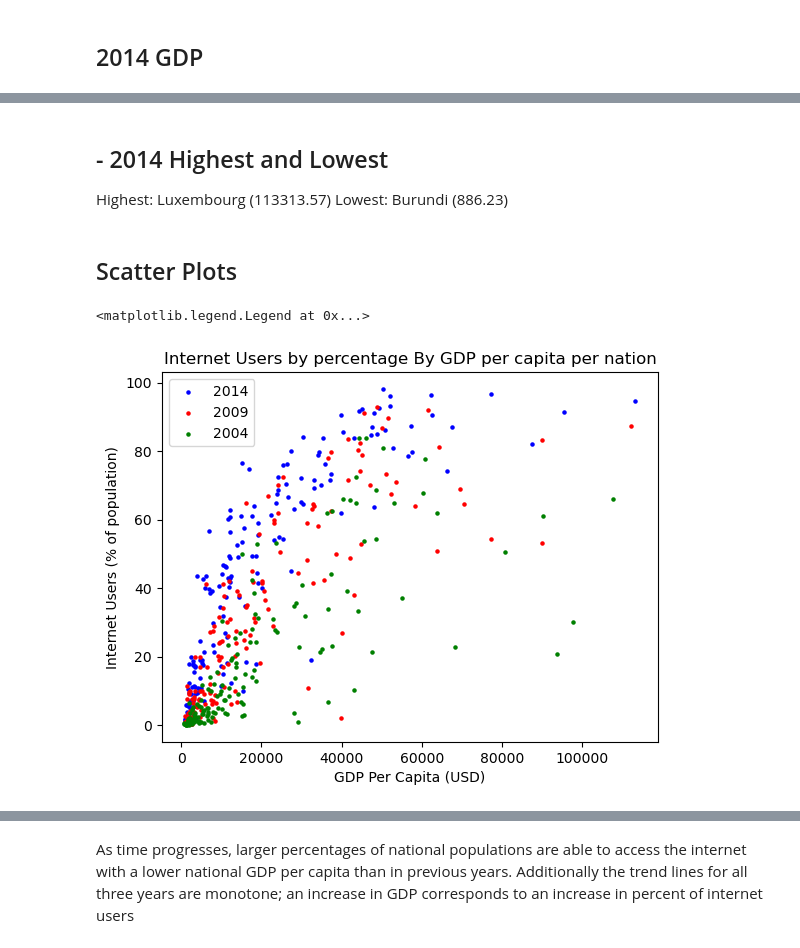
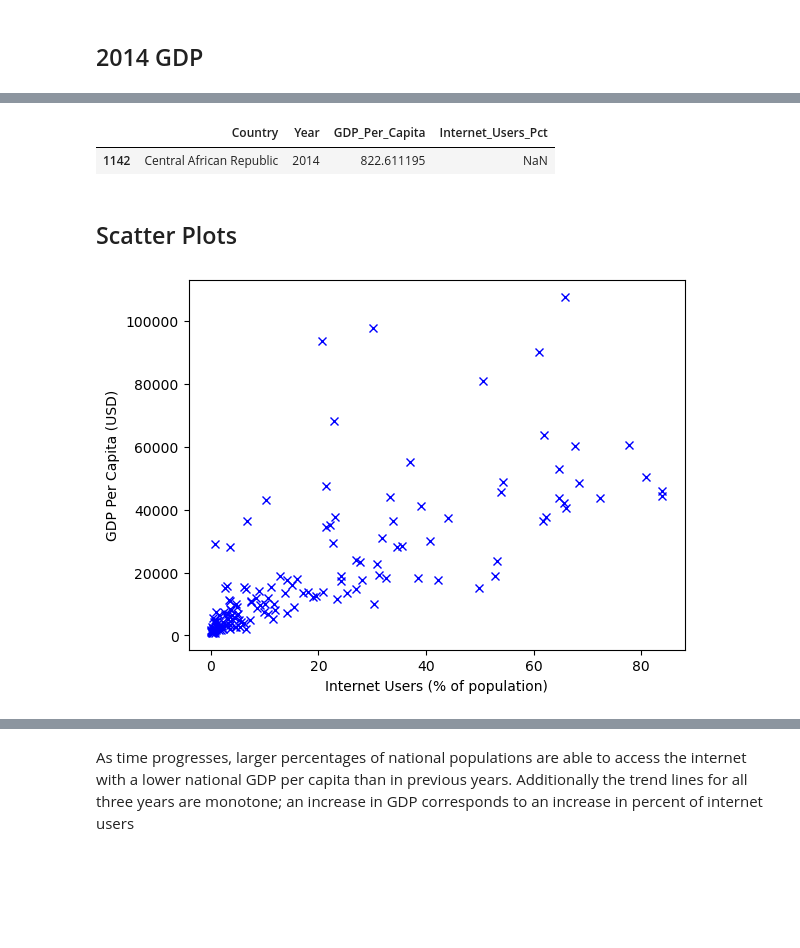
Before and after one commit to NSS-Full-Time-Data-Analytics-8/un_project-Adam-Crank, a Jupyter notebook: Notebooks/unproj.ipynb, the cells around one changed output, grey strips where cells are left out. Cells and saved outputs as stored; diff of their text form; code cells hidden in the pictures; blank space fills up the shorter version.

Commit message:
adjusted errors in completed work and filled in missing solutions from project walkthrough

```diff
--- a/Notebooks/unproj.ipynb
+++ b/Notebooks/unproj.ipynb
@@ -89,8 +81,8 @@ gdp_df
 # %% [markdown]
 ## INTERNET_DF
 # %%
-internet_df = pd.read_csv('../data/internet_use.csv', on_bad_lines='skip')
-internet_df.head(6)
+internet_df = pd.read_csv('../data/internet_use.csv', nrows = 4495) #on_bad_lines='skip')
+internet_df
 # %% [output]
 |  | Country or Area | Year | Value | Value Footnotes |
 | 0 | Afghanistan | 2014 | 6.390000 | NaN |
@@ -122,5 +120,5 @@ memory usage: 146.2+ KB
 # %%
-internet_df = internet_df.drop(range(4495,4675), axis = 0)
+#internet_df = internet_df.drop(range(4495,4675), axis = 0)
 #Removing footnote values
 # %%
 internet_df['Year'] = pd.to_numeric(internet_df['Year'])
@@ -250,8 +229,13 @@ combined_df
 # %% [markdown]
 ## 2004, 2009, 2014 Data
 # %%
-year_2014 = combined_df[combined_df['Year'] == 2014]
-year_2009 = combined_df[combined_df['Year'] == 2009]
-year_2004 = combined_df[combined_df['Year'] == 2004]
+#Previous Solution
+#year_2014 = combined_df[combined_df['Year'] == 2014]
+#year_2009 = combined_df[combined_df['Year'] == 2009]
+#year_2004 = combined_df[combined_df['Year'] == 2004]
+
+year_2004 = combined_df.loc[combined_df.Year == 2004]
+year_2009 = combined_df.loc[combined_df.Year == 2009]
+year_2014 = combined_df.loc[combined_df.Year == 2014]
 # %% [markdown]
 ## Internet Users
@@ -336,26 +304,33 @@ year_2014.sort_values(by = 'GDP_Per_Capita', ascending = False)
-# %% [markdown]
-## - 2014 Highest and Lowest
-Highest: Luxembourg (113313.57)
-Lowest: Burundi (886.23)
+# %%
+#Lowest 2014: CAR
+year_2014.nsmallest(1, 'GDP_Per_Capita')
+# %% [output]
+|  | Country | Year | GDP_Per_Capita | Internet_Users_Pct |
+| 1142 | Central African Republic | 2014 | 822.611195 | NaN |
 # %% [markdown]
 ## Scatter Plots
 # %%
-x_2014 = year_2014['GDP_Per_Capita']
-x_2009 = year_2009['GDP_Per_Capita']
-x_2004 = year_2004['GDP_Per_Capita']
+#Previous Attempt
+#x_2014 = year_2014['GDP_Per_Capita']
+#x_2009 = year_2009['GDP_Per_Capita']
+#x_2004 = year_2004['GDP_Per_Capita']
+#
+#y_2014 = year_2014['Internet_Users_Pct']
+#y_2009 = year_2009['Internet_Users_Pct']
+#y_2004 = year_2004['Internet_Users_Pct']
+#
+#plt.scatter(x_2014, y_2014, s=5, color = 'blue')
+#plt.scatter(x_2009, y_2009, s=5, color = 'red')
+#plt.scatter(x_2004, y_2004, s=5, color = 'green')
+#
+#plt.ylabel('Internet Users (% of population)')
+#plt.xlabel('GDP Per Capita (USD)')
+#plt.title('Internet Users by percentage By GDP per capita per nation')
+#plt.legend(['2014', '2009', '2004'])
 
-y_2014 = year_2014['Internet_Users_Pct']
-y_2009 = year_2009['Internet_Users_Pct']
-y_2004 = year_2004['Internet_Users_Pct']
-
-plt.scatter(x_2014, y_2014, s=5, color = 'blue')
-plt.scatter(x_2009, y_2009, s=5, color = 'red')
-plt.scatter(x_2004, y_2004, s=5, color = 'green')
-
-plt.ylabel('Internet Users (% of population)')
-plt.xlabel('GDP Per Capita (USD)')
-plt.title('Internet Users by percentage By GDP per capita per nation')
-plt.legend(['2014', '2009', '2004'])
+plt.plot(year_2004.Internet_Users_Pct, year_2004.GDP_Per_Capita, 'x', color = 'blue');
+#semicolon at the end removes text line above plot
+plt.xlabel('Internet Users (% of population)');
+plt.ylabel('GDP Per Capita (USD)');
 # %% [output]
-<matplotlib.legend.Legend at 0x...>
-[figure, old version]
+[figure, new version]
```
Also changed, not shown: parts of 38 cells of this notebook.
